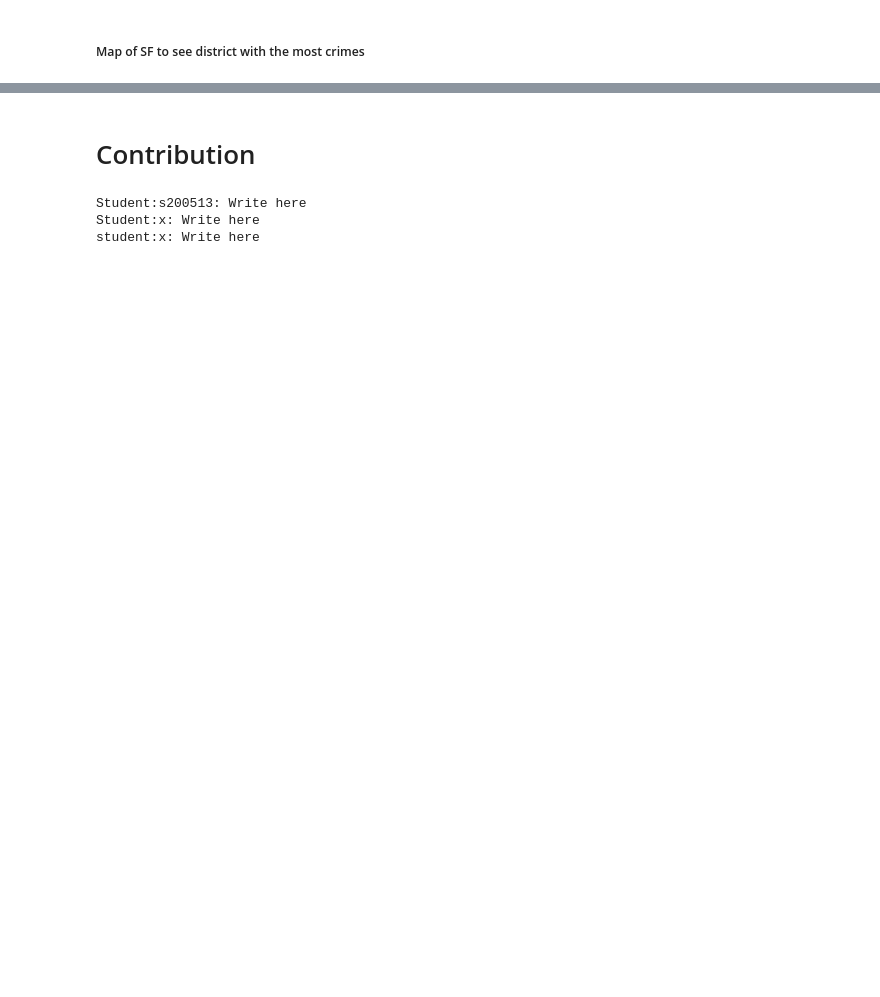
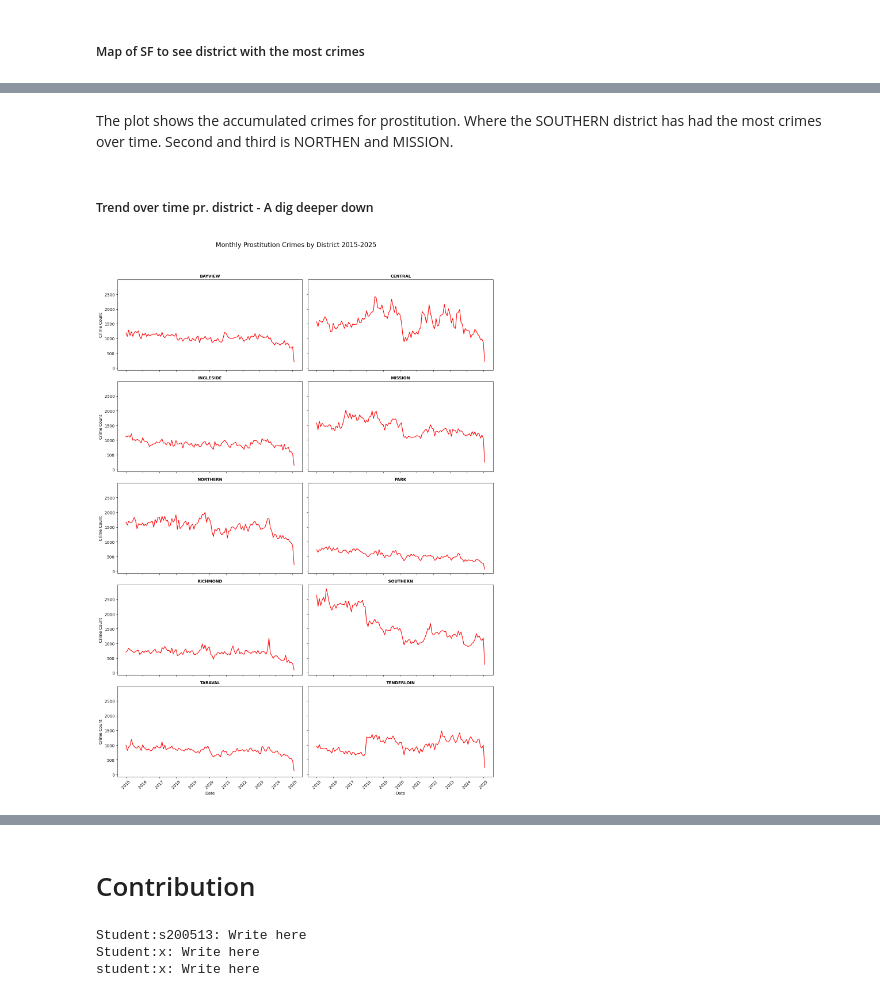
Before and after one commit to ThomasRoennebek/Social_data-analysis_and_visualization, a Jupyter notebook: Assignment 1/Assignment1_Solved.ipynb, the cells around one changed output, grey strips where cells are left out. Drawn from its saved outputs; the diff is of its cells as text; code cells hidden in the pictures; blank space fills up the shorter version.

```diff
--- a/Assignment 1/Assignment1_Solved.ipynb
+++ b/Assignment 1/Assignment1_Solved.ipynb
@@ -607,0 +646,73 @@ plt.show()
+# %% [markdown]
+The plot shows the accumulated crimes for prostitution. Where the SOUTHERN district has had the most crimes over time. Second and third is NORTHEN and MISSION.
+# %% [markdown]
+##### Trend over time pr. district - A dig deeper down
+# %%
+
+sf_prostitution_df = sf_prostitution_df.copy()
+sf_prostitution_df["Incident Date"] = pd.to_datetime(sf_prostitution_df["Incident Date"])
+
+
+
+
+# Determine date range dynamically
+latest_date = sf_prostitution_df["Incident Date"].max()  # Last observed date
+earliest_date = pd.Timestamp("2015-01-01")  # Start of analysis period
+
+#  Generate all months between 2015 and the latest date
+months = pd.date_range(start=earliest_date, end=latest_date, freq="MS")
+months_df = pd.DataFrame({"Incident Date": months})
+
+# Aggregate prostitution crimes per month and district
+district_monthly_trends = sf_prostitution_df.groupby(
+    [sf_prostitution_df["Incident Date"].dt.to_period("M"), "Police District"]
+).size().reset_index()
+district_monthly_trends.columns = ["Incident Date", "District", "Crime Count"]
+
+# Convert Period to Timestamp to avoid FutureWarnings
+district_monthly_trends["Incident Date"] = district_monthly_trends["Incident Date"].astype(str)
+district_monthly_trends["Incident Date"] = pd.to_datetime(district_monthly_trends["Incident Date"])
+
+# Ensure all months are represented across districts
+districts = district_monthly_trends["District"].unique()
+full_df = pd.concat([months_df.assign(District=d) for d in districts], ignore_index=True)
+
+# Merge to maintain zero counts for missing months
+district_monthly_trends = full_df.merge(district_monthly_trends, on=["Incident Date", "District"], how="left").fillna(0)
+
+# Restrict the dataset to the observed time range
+district_monthly_trends = district_monthly_trends[
+    (district_monthly_trends["Incident Date"] >= earliest_date) &
+    (district_monthly_trends["Incident Date"] <= latest_date)
+]
+
+# Define layout for subplots
+num_districts = len(districts)
+ncols, nrows = 2, (num_districts + 1) // 2
+fig, axes = plt.subplots(nrows, ncols, figsize=(14, 4 * nrows), sharex=True, sharey=True)
+axes = axes.flatten()
+
+#Plot trends for each district
+for i, district in enumerate(districts):
+    ax = axes[i]
+    district_data = district_monthly_trends[district_monthly_trends["District"] == district]
+    sns.lineplot(data=district_data, x="Incident Date", y="Crime Count", color="red", linewidth=1.5, ax=ax)
+
+    ax.set_title(district, fontsize=10, fontweight="bold")
+    ax.set_xlabel("Date", fontsize=10)
+    ax.set_ylabel("Crime Count", fontsize=10)
+
+    # Set x-axis ticks to ensure 2015 and latest year are visible
+    ax.set_xticks(pd.date_range(start=earliest_date, end=latest_date, freq="YS"))
+    ax.set_xticklabels([str(year) for year in range(2015, latest_date.year + 1)], rotation=45)
+
+# Step 9: Remove extra empty subplots
+for j in range(i + 1, len(axes)):
+    fig.delaxes(axes[j])
+
+# Step 10: Adjust layout for readability
+fig.suptitle(f"Monthly Prostitution Crimes by District 2015-{latest_date.year}", fontsize=16, y=1)
+plt.tight_layout(rect=[0, 0.03, 1, 0.97])
+plt.show()
+# %% [output]
+[figure, added]
```
Also changed, not shown: parts of 21 cells of this notebook, 1 other file.
